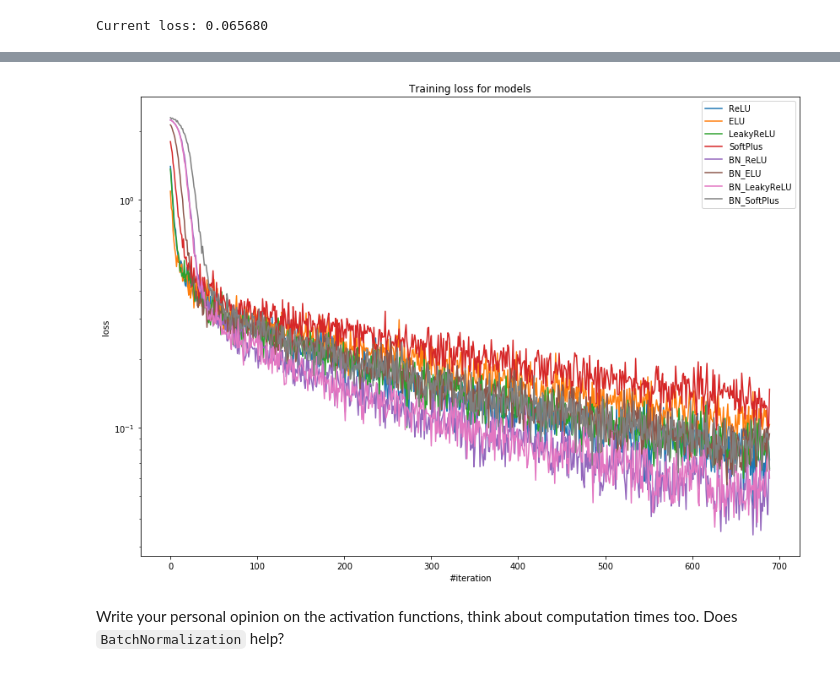
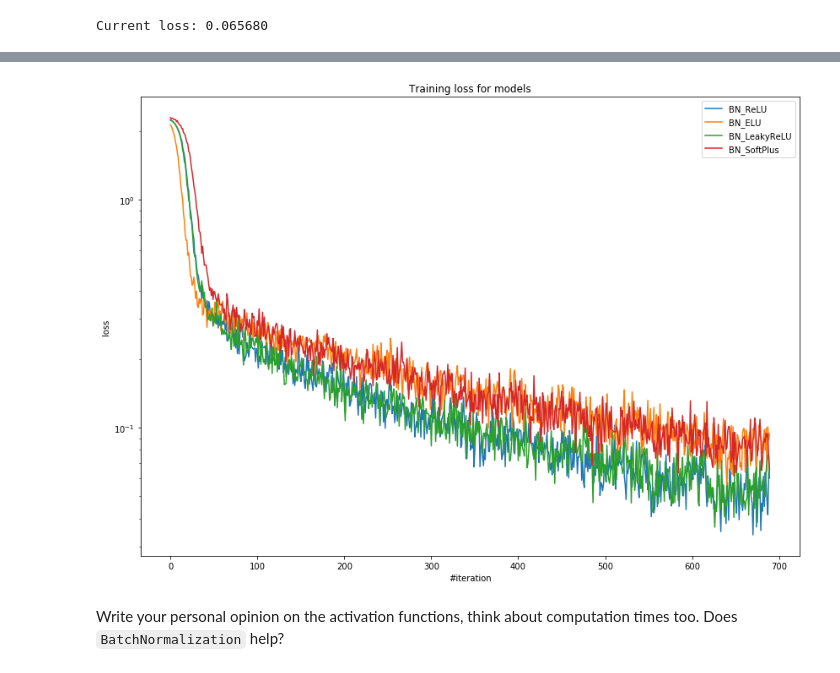
Before and after one commit to sampleskli18/Practical_DL, a Jupyter notebook: homework01/homework_main.ipynb, the cells around one changed output, grey strips where cells are left out. Drawn from its saved outputs; the diff is of its cells as text; code cells hidden in the pictures.

```diff
--- a/homework01/homework_main.ipynb
+++ b/homework01/homework_main.ipynb
@@ -116,7 +116,7 @@ Start with batch_size = 1000 to make sure every step lowers the loss, then try s
 # Iptimizer params
 optimizer_config = {'learning_rate' : 1e-1, 'momentum': 0.9}
 optimizer_state = {}
-
+criterion = ClassNLLCriterion()
 # Looping params
 n_epoch = 20
 batch_size = 128
@@ -211,7 +211,8 @@ You would better pick the best optimizer params for each of them, but it is over
 - Hint: logloss for MNIST should be around 0.5.
 # %%
 # Your code goes here. ################################################
-def train(net, X, Y, criterion=ClassNLLCriterion(), learning_rate=1e-1, momentum=0.9, n_epoch=20, batch_size=1000):
+def train(net, X, Y, criterion=ClassNLLCriterion(), learning_rate=1e-1, momentum=0.9, n_epoch=20, batch_size=1000,
+          X_val=None, y_val=None):
     optimizer_config = {'learning_rate' : learning_rate, 'momentum': momentum}
     optimizer_state = {}
     loss_history = []
@@ -234,6 +235,13 @@ def train(net, X, Y, criterion=ClassNLLCriterion(), learning_rate=1e-1, momentum
 
             loss_history.append(loss)
         # Visualize
+        val_acc = 0
+        if X_val is not None:
+            net.evaluate()
+            y_pred = net.forward(X_val)
+            net.train()
+            val_acc = accuracy_score(np.argmax(y_val, axis=1), np.argmax(y_pred, axis=1))
+
         display.clear_output(wait=True)
         plt.figure(figsize=(8, 6))
 
@@ -243,6 +251,7 @@ def train(net, X, Y, criterion=ClassNLLCriterion(), learning_rate=1e-1, momentum
         plt.plot(loss_history, 'b')
         plt.show()
         print('Current loss: %f' % loss)
+        print("Current val_accuracy:{}".format(val_acc))
     return loss_history
 # %%
 activation_functions = [ReLU(), ELU(), LeakyReLU(), SoftPlus()]
@@ -272,3 +281,20 @@ for funciton in activation_functions:
 # %% [output]
 [figure]
 Current loss: 0.065680
+# %%
+for ls, ls_bn, name in zip(results, results_bn, activation_functions):
+
+    plt.figure(figsize=(14, 10))
+    plt.title("Training loss for models")
+    plt.xlabel("#iteration")
+    plt.ylabel("loss")
+    plt.plot(ls[10:], label=name)
+    plt.plot(ls_bn[10:], label=str(name) + "_BN")
+    # for loss_history, name in zip(results, activation_functions):
+    #     plt.plot(loss_history[10:], label = name)
+
+    # for loss_history, name in zip(results_bn, activation_functions):
+    #     plt.plot(loss_history[10:], label = "BN_" + str(name))
+    plt.yscale('log')
+    plt.legend()
+    plt.show()
@@ -275,17 +306,15 @@ Current loss: 0.065680
 # %%
 plt.figure(figsize=(14, 10))
 plt.title("Training loss for models")
 plt.xlabel("#iteration")
 plt.ylabel("loss")
-for loss_history, name in zip(results, activation_functions):
-    plt.plot(loss_history[10:], label = name)
 
 for loss_history, name in zip(results_bn, activation_functions):
     plt.plot(loss_history[10:], label = "BN_" + str(name))
 plt.yscale('log')
 plt.legend()
 plt.show()
 # %% [output]
-[figure, old version]
+[figure, new version]
 # %% [markdown]
 Write your personal opinion on the activation functions, think about computation times too. Does `BatchNormalization` help?
```
Also changed, not shown: parts of 29 cells of this notebook.
